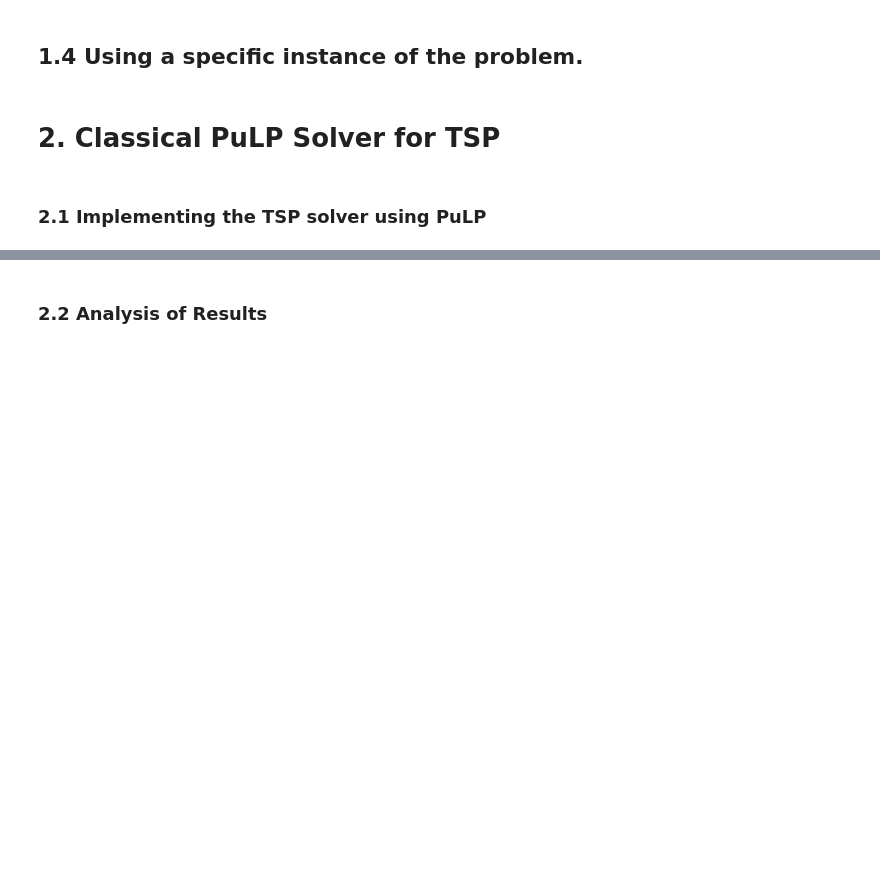
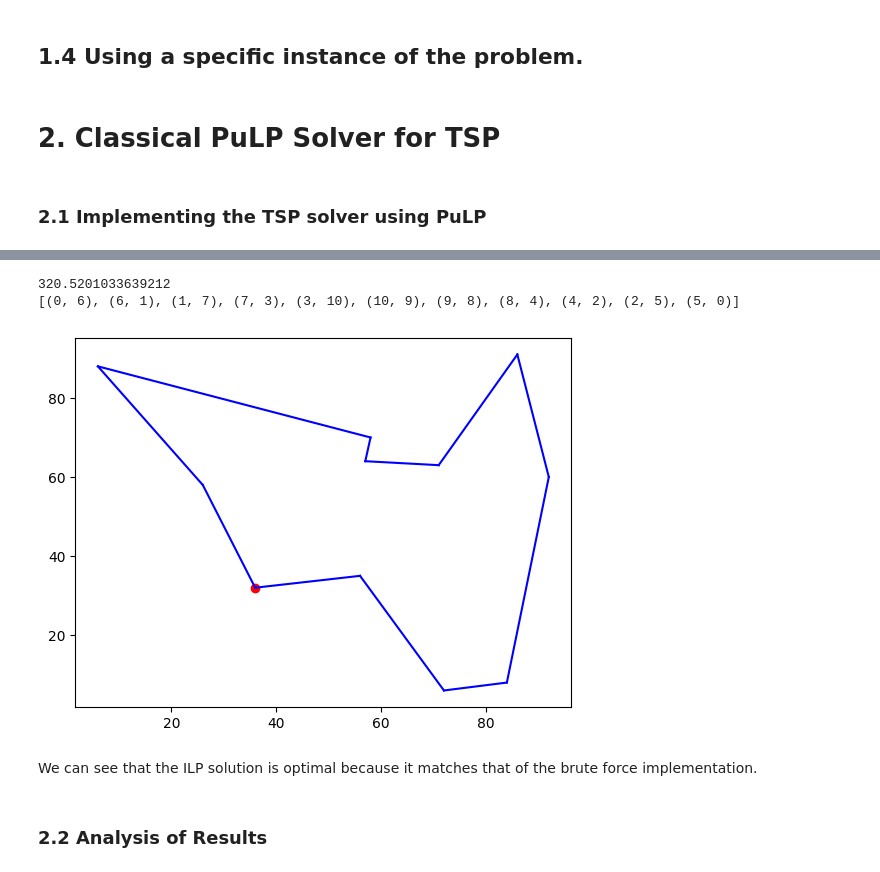
Before and after one commit to my612/Quantamania, a Jupyter notebook: Final.ipynb, the cells around one changed output, grey strips where cells are left out. Cells and saved outputs as stored; diff of their text form; code cells hidden in the pictures; blank space fills up the shorter version.

```diff
--- a/Final.ipynb
+++ b/Final.ipynb
@@ -216,2 +284,13 @@ for u, v in route:
+# %%
+dist, route = brute_force(dists)
+print(dist)
+print(route)
+plot_route(route)
+# %% [output]
+320.5201033639212
+[(0, 6), (6, 1), (1, 7), (7, 3), (3, 10), (10, 9), (9, 8), (8, 4), (4, 2), (2, 5), (5, 0)]
+[figure, added]
+# %% [markdown]
+We can see that the ILP solution is optimal because it matches that of the brute force implementation.
 # %% [markdown]
 ### 2.2 Analysis of Results
```
Also changed, not shown: parts of 18 cells of this notebook.
